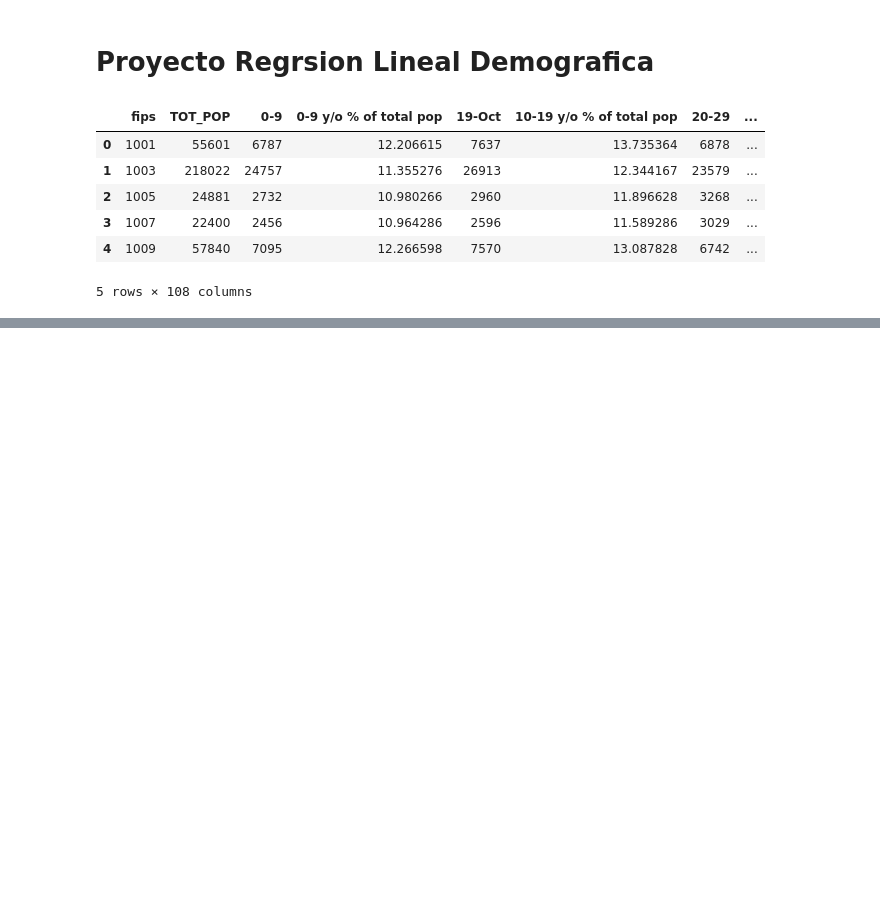
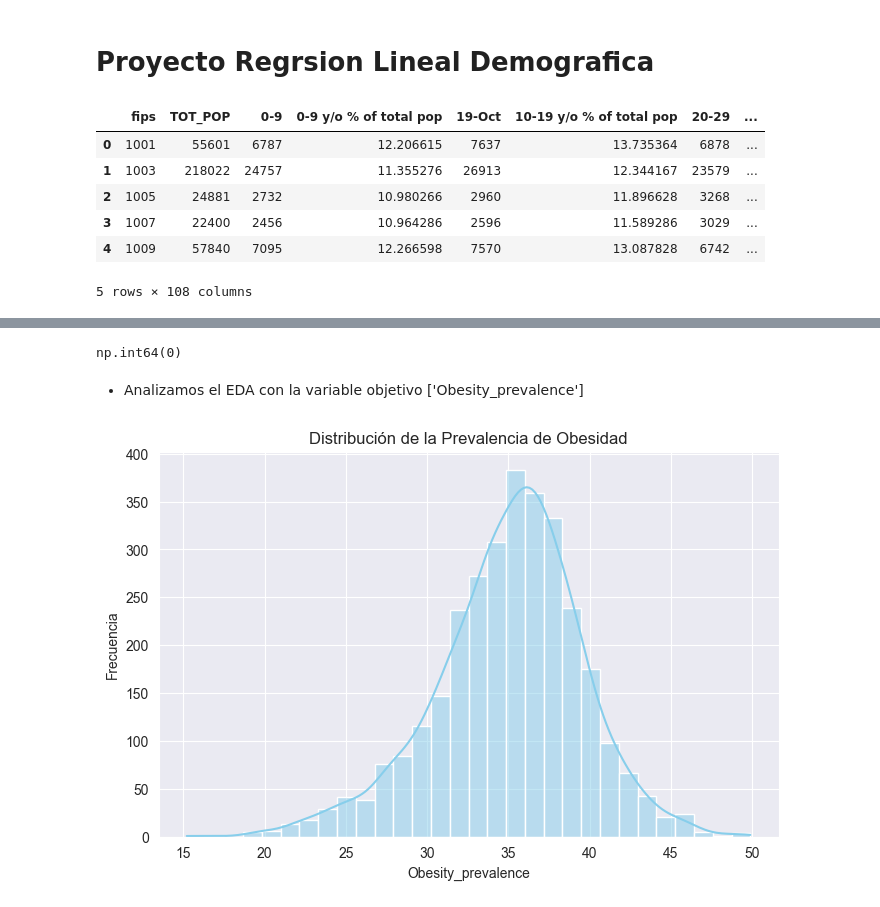
Before and after one commit to 4GeeksAcademy/aliasys-machine-probability, a Jupyter notebook: src/demographic_heallth.ipynb, the cells around one changed output, grey strips where cells are left out. Saved outputs shown, nothing was run; the diff lists cells and outputs as text; code cells hidden in the pictures; blank space fills up the shorter version.

```diff
--- a/src/demographic_heallth.ipynb
+++ b/src/demographic_heallth.ipynb
@@ -96,2 +45,0 @@ np.int64(0)
-# %%
-df.drop_duplicates(inplace=True)
@@ -159,0 +58,16 @@ plt.show()
+# %%
+df['Obesity_prevalence'].isnull().sum()
+# %% [output]
+np.int64(0)
+# %% [markdown]
+ - Analizamos el EDA con la variable objetivo ['Obesity_prevalence']
+# %%
+# Histograma
+plt.figure(figsize=(8, 5))
+sns.histplot(df['Obesity_prevalence'], kde=True, bins=30, color='skyblue')
+plt.title('Distribución de la Prevalencia de Obesidad')
+plt.xlabel('Obesity_prevalence')
+plt.ylabel('Frecuencia')
+plt.show()
+# %% [output]
+[figure, added]
```
Also changed, not shown: parts of 19 cells of this notebook.
